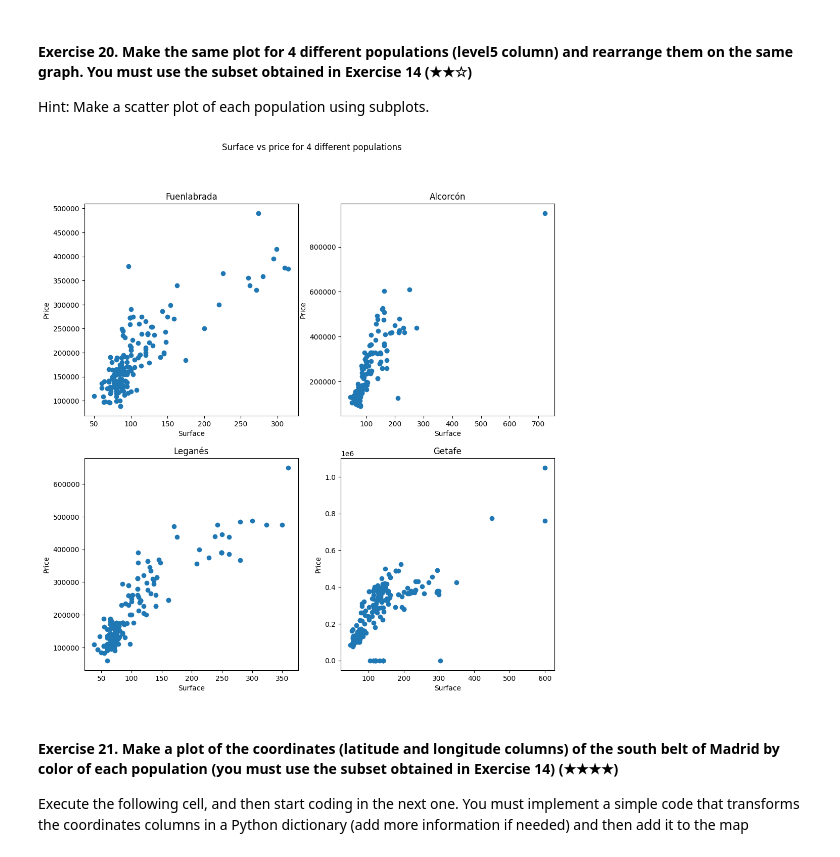
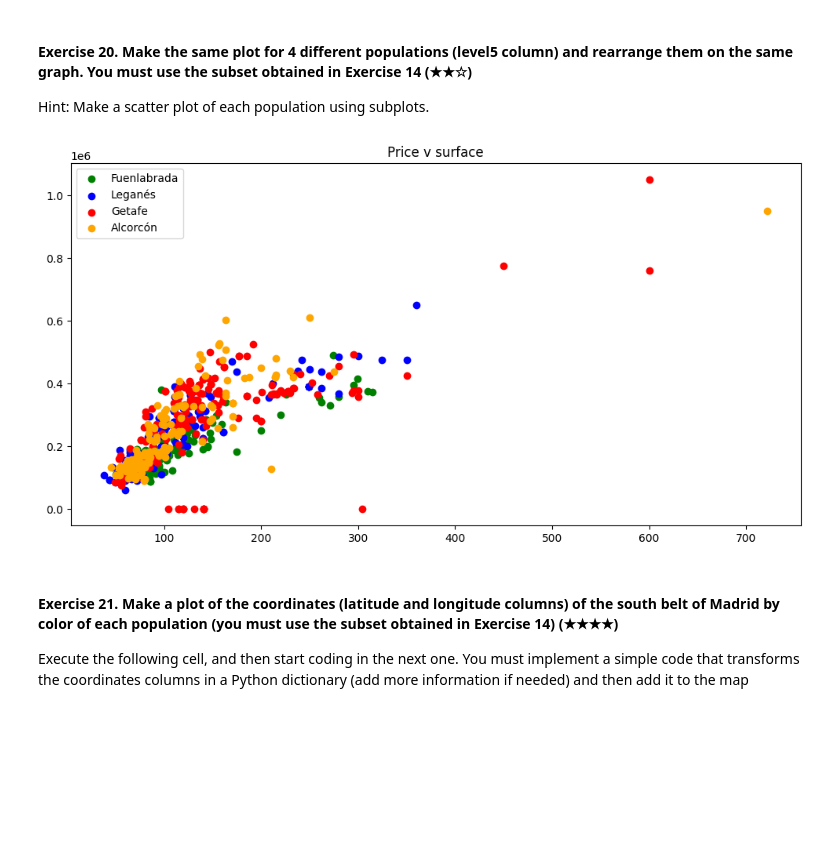
Before and after one commit to holiveirajr1/realestate-datacleanup-exercise, a Jupyter notebook: project.ipynb, the cells around one changed output. Saved outputs shown, nothing was run; the diff lists cells and outputs as text; code cells hidden in the pictures; blank space fills up the shorter version.

```diff
--- a/project.ipynb
+++ b/project.ipynb
@@ -185,12 +200,11 @@ Print both average prices and then write a conclusion about it.
 
 Hint: Create a new column called `pps` (price per square meter) and then analyze the values.
 # %%
-valdemorillo = ds[ds['level5'] == "Valdemorillo"]
-average_pps = (valdemorillo['price']/ valdemorillo['surface']).mean()
-valdemorillo['pps'] = average_pps
+ds['pps'] = ds['price'] / ds['surface']
 
-galapagar = ds[ds['level5'] == "Galapagar"]
-mean_pps = (galapagar['price']/ galapagar['surface']).mean()
-galapagar['pps'] = mean_pps
-print(f"The PPS for Valdemorilo  is: ${average_pps} and for Galapagar is: ${mean_pps}")
+cities = ['Valdemorillo', 'Galapagar']
+
+filtered_df = ds[ds.level5.isin(cities)]
+
+filtered_df.groupby(['level5'])[['price', 'surface', 'pps']].mean()
 # %% [output]
@@ -299,8 +306,8 @@ Getafe has the highest mean average
 
 Print both values for each variable.
 # %%
-first_filter = ds[ds['level5'].isin(("Fuenlabrada", "Leganés", "Getafe", "Alcorcón"))]
-second_filter = first_filter[['level5', 'price', 'rooms', 'surface', 'bathrooms']]
+south_belt_ds = ds[ds['level5'].isin(("Fuenlabrada", "Leganés", "Getafe", "Alcorcón"))]
+second_filter = south_belt_ds[['level5', 'price', 'rooms', 'surface', 'bathrooms']]
 
 group = second_filter.groupby('level5')
 mean = group.mean()
@@ -308,7 +315,7 @@ var = group.var()
 
 print('The mean is: \n' + str(mean))
 
-print("The var is: \n"+ str(var))
+print("The var is: \n" + str(var))
 # %% [output]
 The mean is:
                      price     rooms     surface  bathrooms
@@ -397,23 +406,23 @@ On Alcorcón the mean price is higer than Getafe
 
 Hint: Make a scatter plot of each population using subplots.
 # %%
-data = ds[ds['level5'].isin(("Fuenlabrada", "Leganés", "Getafe", "Alcorcón"))]
-populations = normalized_data['level5'].unique()
+plt.figure(figsize=(12,6))
 
-plt.figure(figsize=(12,12))
-plt.suptitle("Surface vs price for 4 different populations")
-id = 1
 
-for population in populations:
-    population_data = data[data["level5"] == population]
-    plt.subplot(2, 2, id)
-    plt.scatter(population_data["surface"], population_data["price"])
-    plt.xlabel("Surface")
-    plt.ylabel("Price")
-    plt.title(population)
-    id+=1
+plt.scatter(south_belt_ds[south_belt_ds['level5'] == 'Fuenlabrada']['surface'], south_belt_ds[south_belt_ds['level5'] == 'Fuenlabrada']['price'], label="Fuenlabrada", color='green')
+
+plt.scatter(south_belt_ds[south_belt_ds['level5'] == 'Leganés']['surface'], south_belt_ds[south_belt_ds['level5'] == 'Leganés']['price'], label="Leganés", color='blue')
+
+plt.scatter(south_belt_ds[south_belt_ds['level5'] == 'Getafe']['surface'], south_belt_ds[south_belt_ds['level5'] == 'Getafe']['price'], label="Getafe", color='red')
+
+plt.scatter(south_belt_ds[south_belt_ds['level5'] == 'Alcorcón']['surface'], south_belt_ds[south_belt_ds['level5'] == 'Alcorcón']['price'], label="Alcorcón", color='orange')
+
+
+plt.title('Price v surface')
+plt.legend()
+plt.show()
 # %% [output]
-[figure, old version]
+[figure, new version]
 # %% [markdown]
 #### Exercise 21. Make a plot of the coordinates (latitude and longitude columns) of the south belt of Madrid by color of each population (you must use the subset obtained in Exercise 14) (★★★★)
 
```
Also changed, not shown: parts of 9 cells of this notebook.
